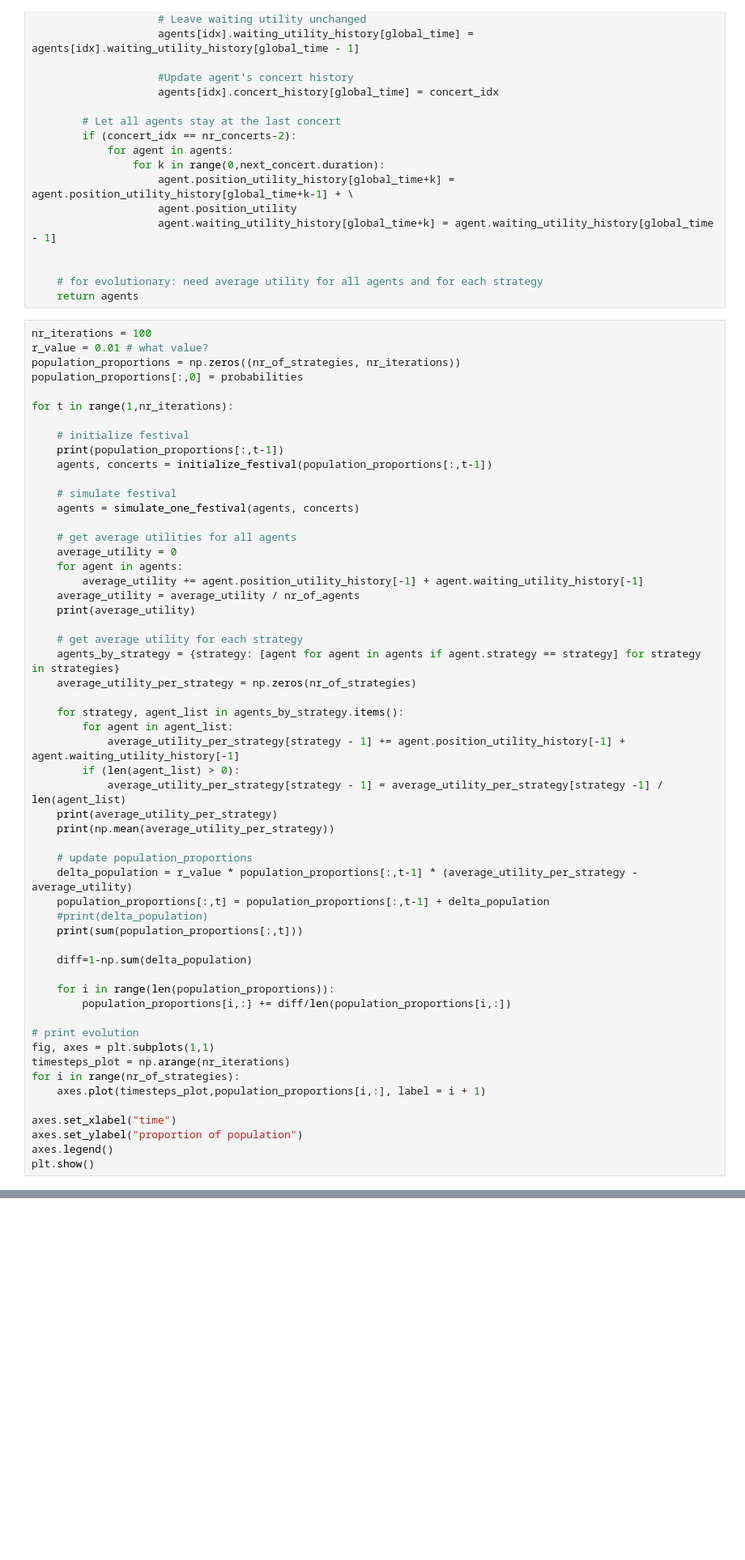
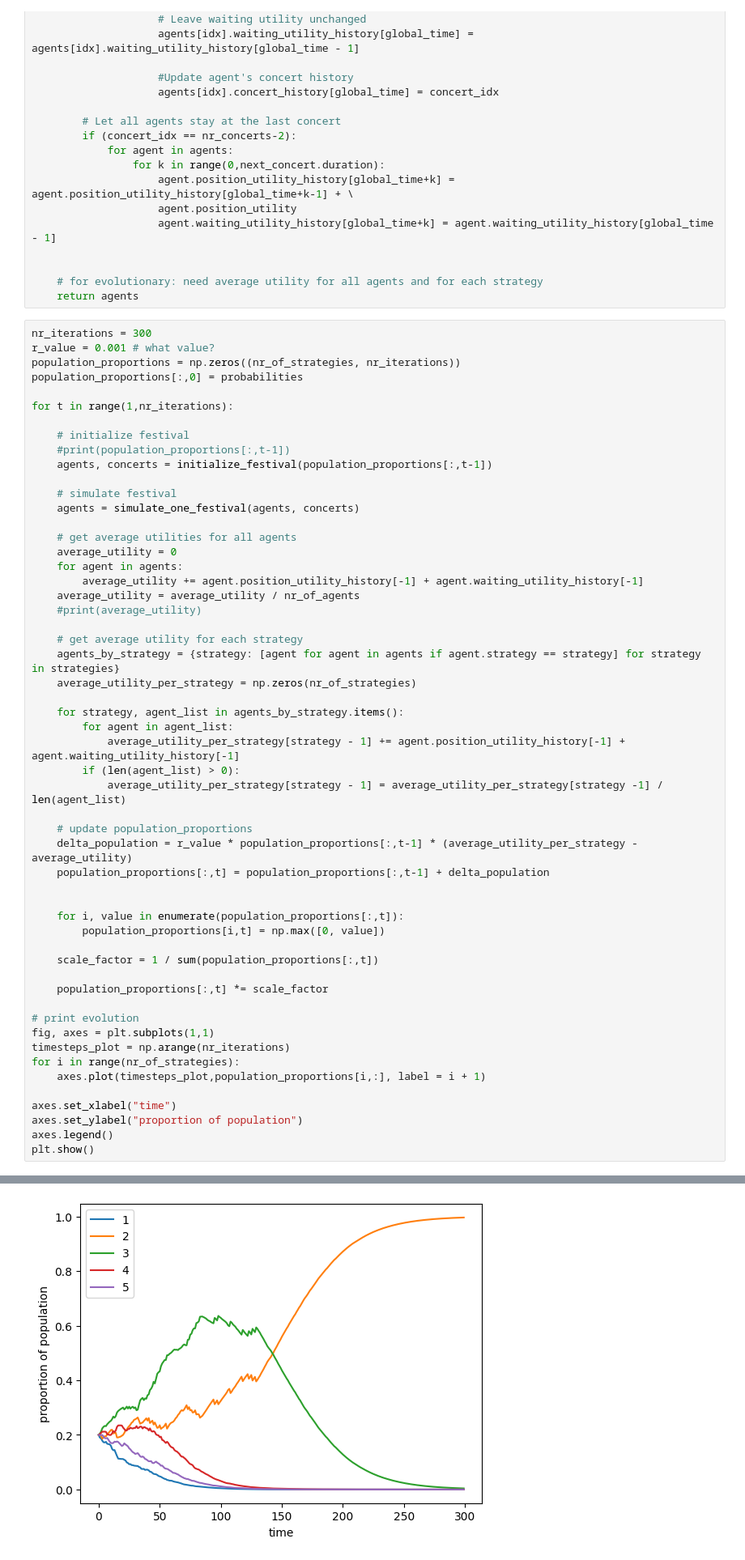
Before and after one commit to MAqvist/ENM140_Ketchup, a Jupyter notebook: august_test_evolutionary.ipynb, the cells around one changed output, grey strips where cells are left out. Shown: that part at 81% size. Saved outputs shown, nothing was run; the diff lists cells and outputs as text; blank space fills up the shorter version.

```diff
--- a/august_test_evolutionary.ipynb
+++ b/august_test_evolutionary.ipynb
@@ -189,15 +189,15 @@ def simulate_one_festival(agents, concerts):
     # for evolutionary: need average utility for all agents and for each strategy
     return agents
 # %%
-nr_iterations = 100
-r_value = 0.01 # what value?
+nr_iterations = 300
+r_value = 0.001 # what value?
 population_proportions = np.zeros((nr_of_strategies, nr_iterations))
 population_proportions[:,0] = probabilities
 
 for t in range(1,nr_iterations):
 
     # initialize festival
-    print(population_proportions[:,t-1])
+    #print(population_proportions[:,t-1])
     agents, concerts = initialize_festival(population_proportions[:,t-1])
 
     # simulate festival
@@ -208,7 +208,7 @@ for t in range(1,nr_iterations):
     for agent in agents:
         average_utility += agent.position_utility_history[-1] + agent.waiting_utility_history[-1]
     average_utility = average_utility / nr_of_agents
-    print(average_utility)
+    #print(average_utility)
 
     # get average utility for each strategy
     agents_by_strategy = {strategy: [agent for agent in agents if agent.strategy == strategy] for strategy in strategies}
@@ -219,19 +219,18 @@ for t in range(1,nr_iterations):
             average_utility_per_strategy[strategy - 1] += agent.position_utility_history[-1] + agent.waiting_utility_history[-1]
         if (len(agent_list) > 0):
             average_utility_per_strategy[strategy - 1] = average_utility_per_strategy[strategy -1] / len(agent_list)
-    print(average_utility_per_strategy)
-    print(np.mean(average_utility_per_strategy))
 
     # update population_proportions
     delta_population = r_value * population_proportions[:,t-1] * (average_utility_per_strategy - average_utility)
     population_proportions[:,t] = population_proportions[:,t-1] + delta_population
-    #print(delta_population)
-    print(sum(population_proportions[:,t]))
 
-    diff=1-np.sum(delta_population)
 
-    for i in range(len(population_proportions)):
-        population_proportions[i,:] += diff/len(population_proportions[i,:])
+    for i, value in enumerate(population_proportions[:,t]):
+        population_proportions[i,t] = np.max([0, value])
+
+    scale_factor = 1 / sum(population_proportions[:,t])
+
+    population_proportions[:,t] *= scale_factor
 
 # print evolution
 fig, axes = plt.subplots(1,1)
@@ -254,3 +246,4 @@ ValueError: probabilities do not sum to 1
+[figure, added]
 # %%
 # idx = 1
 # print("Strategy: ", agents[idx].strategy)
```
Also changed, not shown: parts of 1 cell of this notebook.
